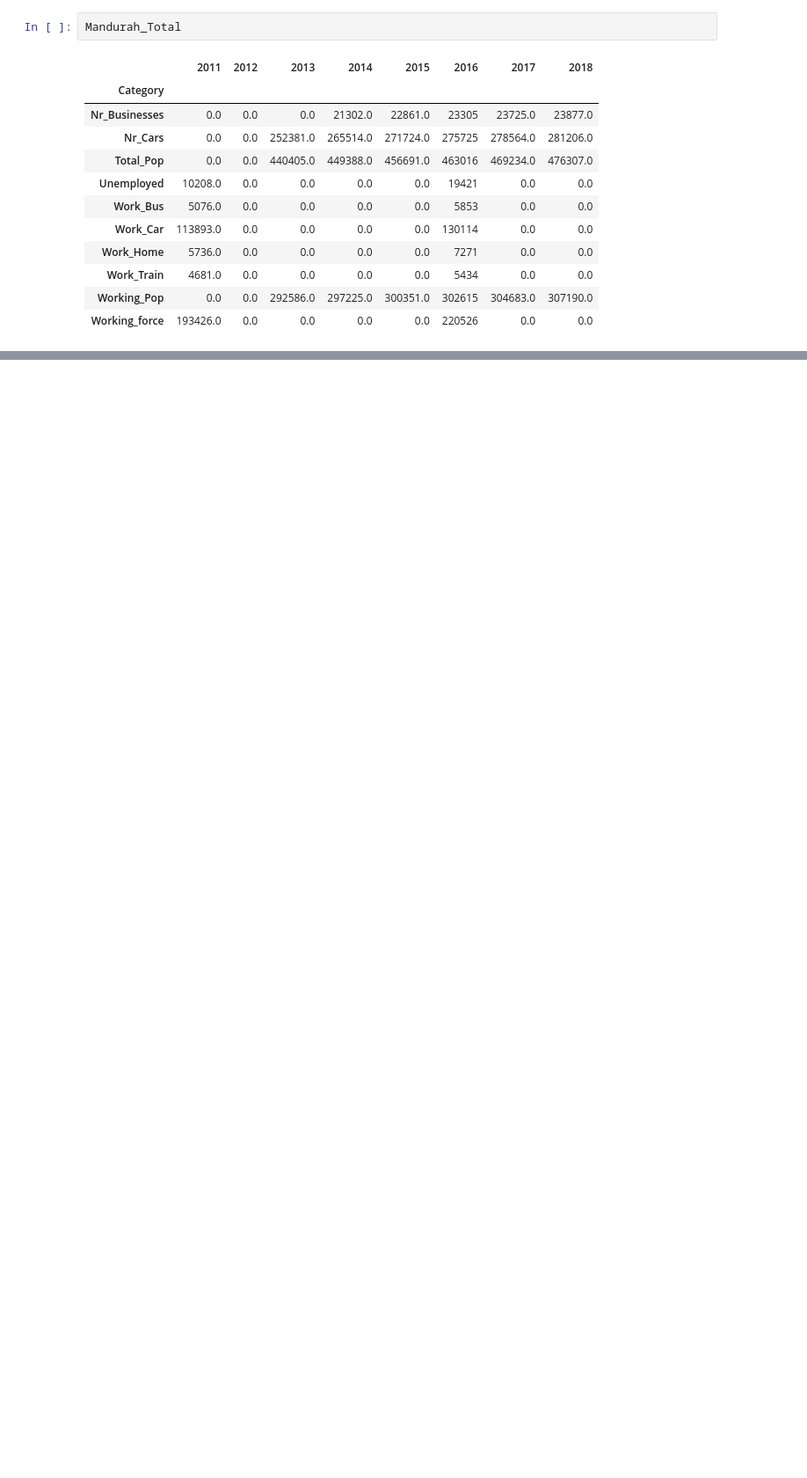
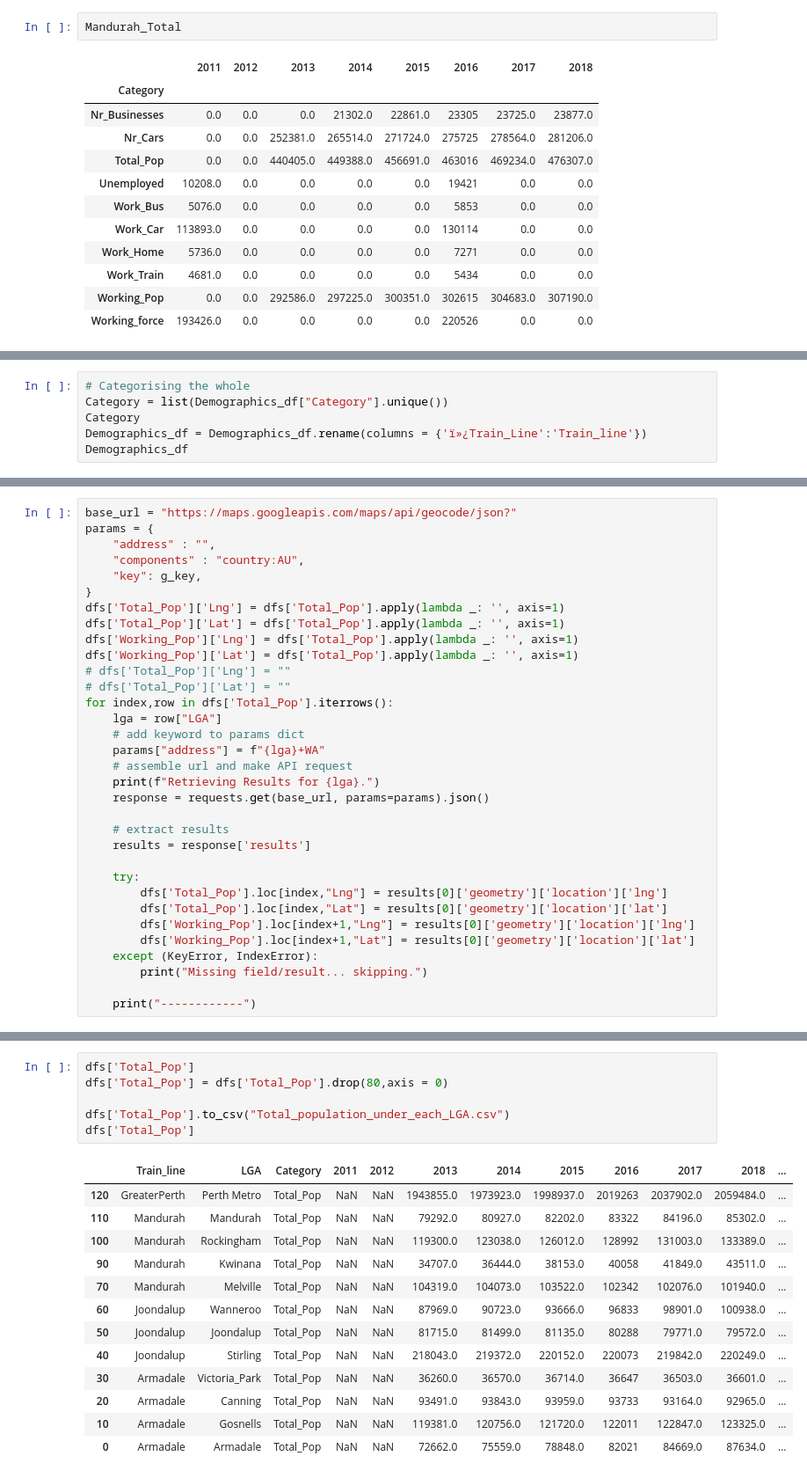
Before and after one commit to thawk18/Pytrio, a Jupyter notebook: public_transport.ipynb, the cells around one changed output, grey strips where cells are left out. Shown at 88% size. Saved outputs shown, nothing was run; the diff lists cells and outputs as text; blank space fills up the shorter version.

```diff
--- a/public_transport.ipynb
+++ b/public_transport.ipynb
@@ -296,0 +251,6 @@ Name: 2016, dtype: int64
+# %%
+# Categorising the whole
+Category = list(Demographics_df["Category"].unique())
+Category
+Demographics_df = Demographics_df.rename(columns = {'ï»¿Train_Line':'Train_line'})
+Demographics_df
@@ -296,0 +346,33 @@ Name: 2016, dtype: int64
+# %%
+base_url = "https://maps.googleapis.com/maps/api/geocode/json?"
+params = {
+    "address" : "",
+    "components" : "country:AU",
+    "key": g_key,
+}
+dfs['Total_Pop']['Lng'] = dfs['Total_Pop'].apply(lambda _: '', axis=1)
+dfs['Total_Pop']['Lat'] = dfs['Total_Pop'].apply(lambda _: '', axis=1)
+dfs['Working_Pop']['Lng'] = dfs['Total_Pop'].apply(lambda _: '', axis=1)
+dfs['Working_Pop']['Lat'] = dfs['Total_Pop'].apply(lambda _: '', axis=1)
+# dfs['Total_Pop']['Lng'] = ""
+# dfs['Total_Pop']['Lat'] = ""
+for index,row in dfs['Total_Pop'].iterrows():
+    lga = row["LGA"]
+    # add keyword to params dict
+    params["address"] = f"{lga}+WA"
+    # assemble url and make API request
+    print(f"Retrieving Results for {lga}.")
+    response = requests.get(base_url, params=params).json()
+
+    # extract results
+    results = response['results']
+
+    try:
+        dfs['Total_Pop'].loc[index,"Lng"] = results[0]['geometry']['location']['lng']
+        dfs['Total_Pop'].loc[index,"Lat"] = results[0]['geometry']['location']['lat']
+        dfs['Working_Pop'].loc[index+1,"Lng"] = results[0]['geometry']['location']['lng']
+        dfs['Working_Pop'].loc[index+1,"Lat"] = results[0]['geometry']['location']['lat']
+    except (KeyError, IndexError):
+        print("Missing field/result... skipping.")
+
+    print("------------")
@@ -296,0 +397,20 @@ Name: 2016, dtype: int64
+# %%
+dfs['Total_Pop']
+dfs['Total_Pop'] = dfs['Total_Pop'].drop(80,axis = 0)
+
+dfs['Total_Pop'].to_csv("Total_population_under_each_LGA.csv")
+dfs['Total_Pop']
+# %% [output]
+|  | Train_line | LGA | Category | 2011 | 2012 | 2013 | 2014 | 2015 | 2016 | 2017 | 2018 | ... |
+| 120 | GreaterPerth | Perth Metro | Total_Pop | NaN | NaN | 1943855.0 | 1973923.0 | 1998937.0 | 2019263 | 2037902.0 | 2059484.0 | ... |
+| 110 | Mandurah | Mandurah | Total_Pop | NaN | NaN | 79292.0 | 80927.0 | 82202.0 | 83322 | 84196.0 | 85302.0 | ... |
+| 100 | Mandurah | Rockingham | Total_Pop | NaN | NaN | 119300.0 | 123038.0 | 126012.0 | 128992 | 131003.0 | 133389.0 | ... |
+| 90 | Mandurah | Kwinana | Total_Pop | NaN | NaN | 34707.0 | 36444.0 | 38153.0 | 40058 | 41849.0 | 43511.0 | ... |
+| 70 | Mandurah | Melville | Total_Pop | NaN | NaN | 104319.0 | 104073.0 | 103522.0 | 102342 | 102076.0 | 101940.0 | ... |
+| 60 | Joondalup | Wanneroo | Total_Pop | NaN | NaN | 87969.0 | 90723.0 | 93666.0 | 96833 | 98901.0 | 100938.0 | ... |
+| 50 | Joondalup | Joondalup | Total_Pop | NaN | NaN | 81715.0 | 81499.0 | 81135.0 | 80288 | 79771.0 | 79572.0 | ... |
+| 40 | Joondalup | Stirling | Total_Pop | NaN | NaN | 218043.0 | 219372.0 | 220152.0 | 220073 | 219842.0 | 220249.0 | ... |
+| 30 | Armadale | Victoria_Park | Total_Pop | NaN | NaN | 36260.0 | 36570.0 | 36714.0 | 36647 | 36503.0 | 36601.0 | ... |
+| 20 | Armadale | Canning | Total_Pop | NaN | NaN | 93491.0 | 93843.0 | 93959.0 | 93733 | 93164.0 | 92965.0 | ... |
+| 10 | Armadale | Gosnells | Total_Pop | NaN | NaN | 119381.0 | 120756.0 | 121720.0 | 122011 | 122847.0 | 123325.0 | ... |
+| 0 | Armadale | Armadale | Total_Pop | NaN | NaN | 72662.0 | 75559.0 | 78848.0 | 82021 | 84669.0 | 87634.0 | ... |
```
Also changed, not shown: parts of 15 cells of this notebook, 2 other files.
